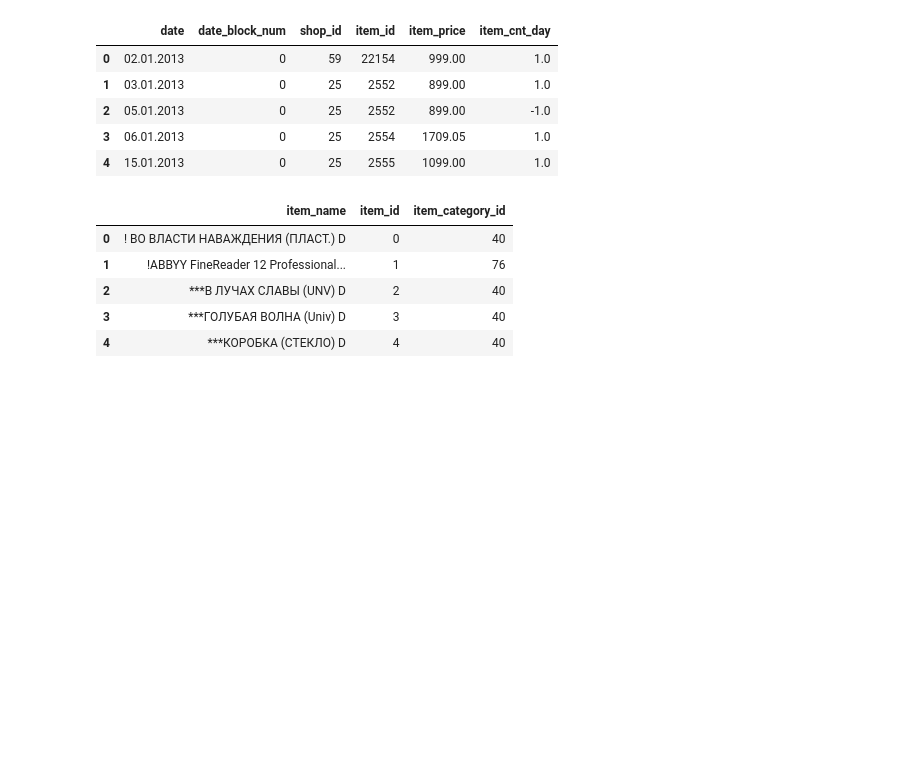
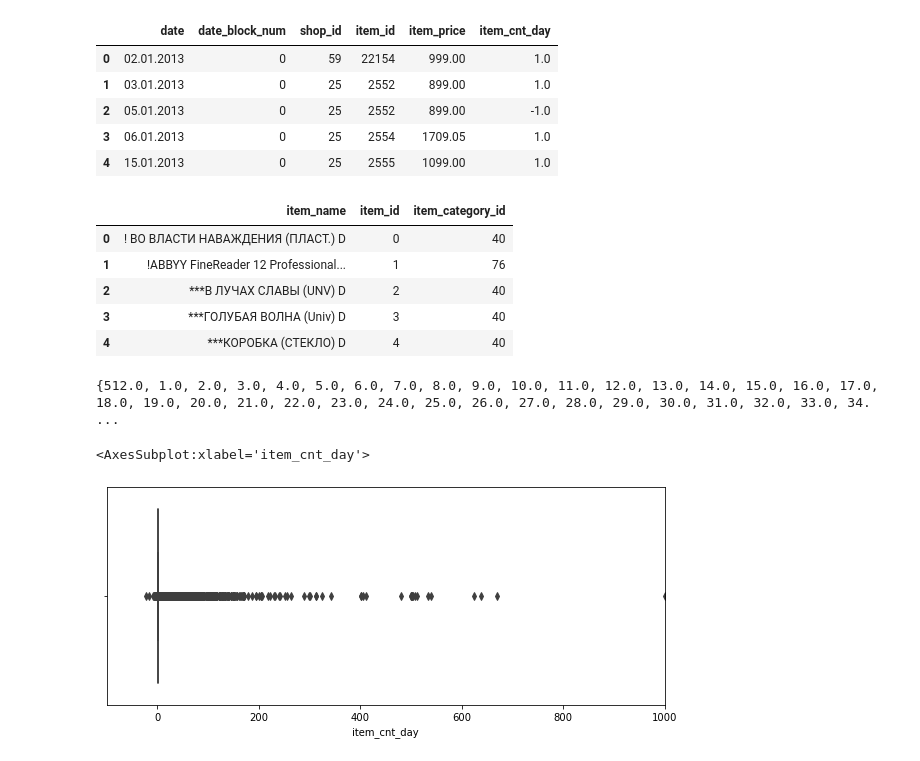
Before and after one commit to saurav1066/KaggleProjects, a Jupyter notebook: Predict future sales/predict.ipynb, the cells around one changed output. Drawn from its saved outputs; the diff is of its cells as text; code cells hidden in the pictures; blank space fills up the shorter version.

Commit message:
Added graphs for visualization

```diff
--- a/Predict future sales/predict.ipynb
+++ b/Predict future sales/predict.ipynb
@@ -29,3 +29,15 @@ items_df.head()
 | 2 | ***В ЛУЧАХ СЛАВЫ (UNV) D | 2 | 40 |
 | 3 | ***ГОЛУБАЯ ВОЛНА (Univ) D | 3 | 40 |
 | 4 | ***КОРОБКА (СТЕКЛО) D | 4 | 40 |
+# %%
+print(set(train_df['item_cnt_day']))
+# %% [output]
+{512.0, 1.0, 2.0, 3.0, 4.0, 5.0, 6.0, 7.0, 8.0, 9.0, 10.0, 11.0, 12.0, 13.0, 14.0, 15.0, 16.0, 17.0, 18.0, 19.0, 20.0, 21.0, 22.0, 23.0, 24.0, 25.0, 26.0, 27.0, 28.0, 29.0, 30.0, 31.0, 32.0, 33.0, 34. ...
+# %%
+# lets plot the distribution of item_cnt_day
+plt.figure(figsize=(10,4))
+plt.xlim(-100, 1000)
+sns.boxplot(x=train_df.item_cnt_day)
+# %% [output]
+<AxesSubplot:xlabel='item_cnt_day'>
+[figure, added]
```
Also changed, not shown: parts of 3 cells of this notebook.
